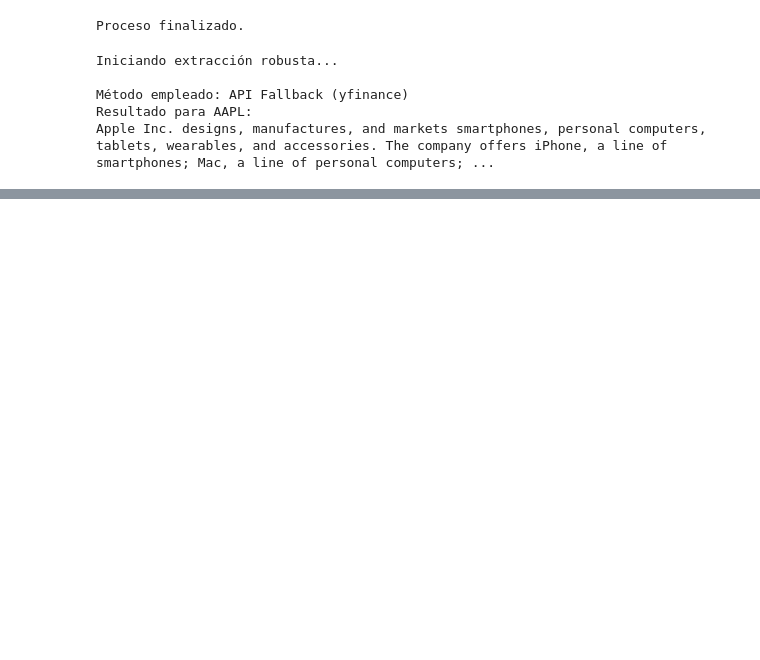
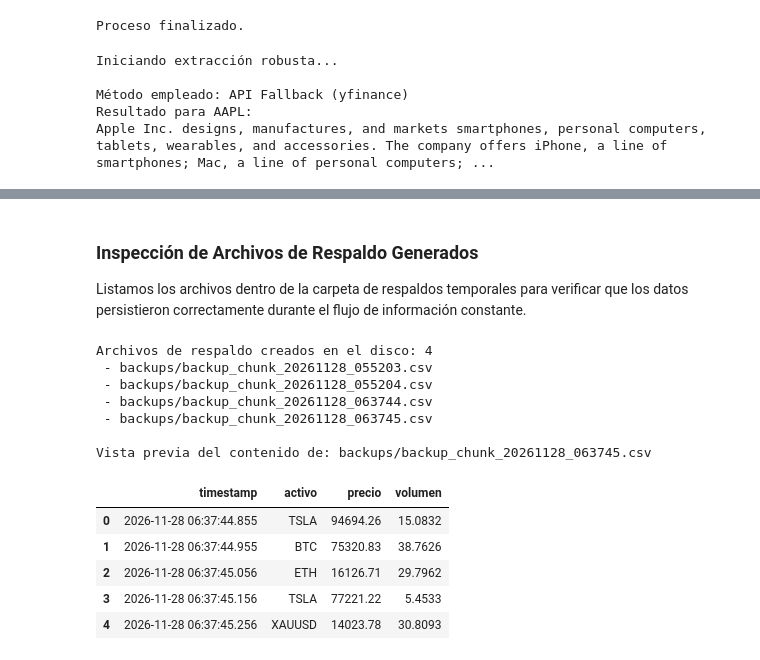
Before and after one commit to Darkcode-Git/Metodolog-a-CRISP-DM, a Jupyter notebook: Parra_Juan_Analizando_EA1.ipynb, the cells around one changed output, grey strips where cells are left out. Drawn from its saved outputs; the diff is of its cells as text; code cells hidden in the pictures; blank space fills up the shorter version.

Commit message:
Refactorización de la metodología CRISP-DM, para Analítica Financiera, con motores yfinance, Beautifulsoupf y árbol de decisión con regresión lineal

```diff
--- a/Parra_Juan_Analizando_EA1.ipynb
+++ b/Parra_Juan_Analizando_EA1.ipynb
@@ -339,0 +560,31 @@ Apple Inc. designs, manufactures, and markets smartphones, personal computers, t
+# %% [markdown]
+### Inspección de Archivos de Respaldo Generados
+Listamos los archivos dentro de la carpeta de respaldos temporales para verificar que los datos persistieron correctamente durante el flujo de información constante.
+# %%
+import glob
+
+archivos_respaldo = glob.glob("backups/*.csv")
+print(f"Archivos de respaldo creados en el disco: {len(archivos_respaldo)}")
+for f in sorted(archivos_respaldo):
+    print(f" - {f}")
+
+if archivos_respaldo:
+    # Mostrar el contenido del último archivo de respaldo generado
+    ultimo_archivo = sorted(archivos_respaldo)[-1]
+    print(f"\nVista previa del contenido de: {ultimo_archivo}")
+    df_preview = pd.read_csv(ultimo_archivo)
+    display(df_preview.head())
+# %% [output]
+Archivos de respaldo creados en el disco: 4
+ - backups/backup_chunk_20261128_055203.csv
+ - backups/backup_chunk_20261128_055204.csv
+ - backups/backup_chunk_20261128_063744.csv
+ - backups/backup_chunk_20261128_063745.csv
+
+Vista previa del contenido de: backups/backup_chunk_20261128_063745.csv
+|  | timestamp | activo | precio | volumen |
+| 0 | 2026-11-28 06:37:44.855 | TSLA | 94694.26 | 15.0832 |
+| 1 | 2026-11-28 06:37:44.955 | BTC | 75320.83 | 38.7626 |
+| 2 | 2026-11-28 06:37:45.056 | ETH | 16126.71 | 29.7962 |
+| 3 | 2026-11-28 06:37:45.156 | TSLA | 77221.22 | 5.4533 |
+| 4 | 2026-11-28 06:37:45.256 | XAUUSD | 14023.78 | 30.8093 |
```
Also changed, not shown: parts of 10 cells of this notebook.
